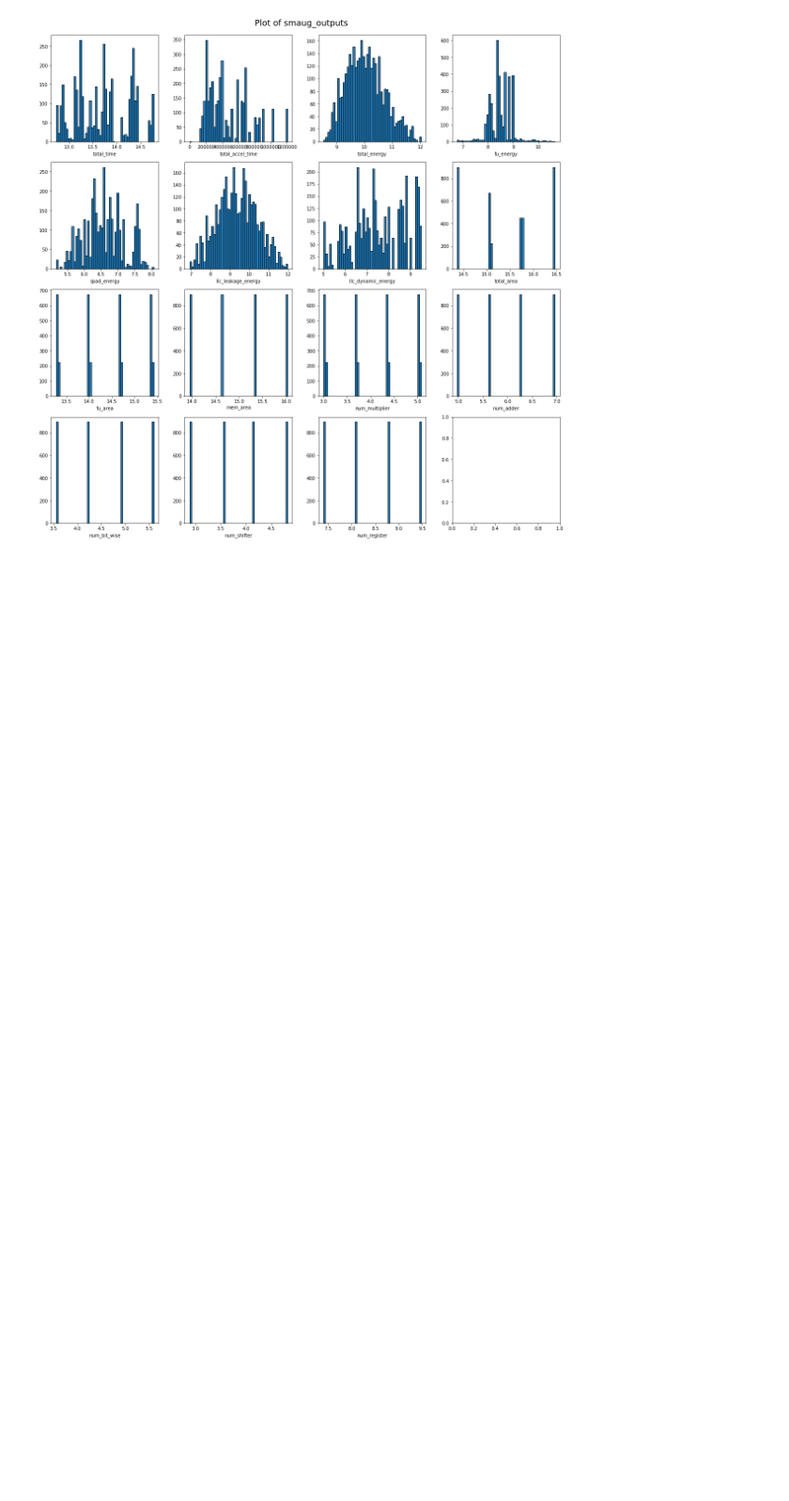
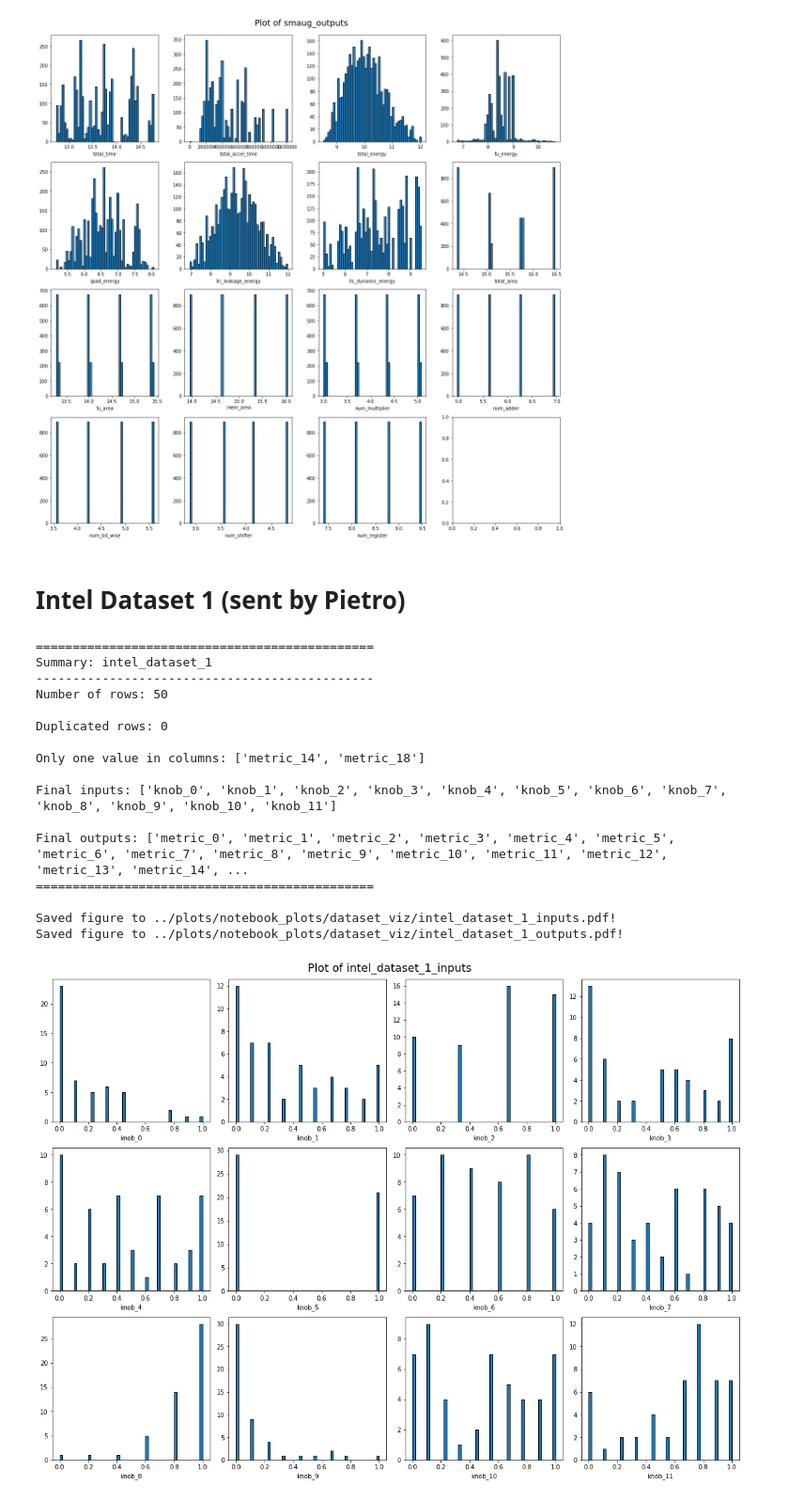
Before and after one commit to gncs/boa, a Jupyter notebook: notebooks/Dataset Visualisation.ipynb, the cells around one changed output. Shown at 94% size. Drawn from its saved outputs; the diff is of its cells as text; code cells hidden in the pictures; blank space fills up the shorter version.

```diff
--- a/notebooks/Dataset Visualisation.ipynb
+++ b/notebooks/Dataset Visualisation.ipynb
@@ -241,6 +241,10 @@ label_dict = {
             "num_shifter",
             "num_register"
         ]
+    },
+    "intel_dataset_1": {
+        "input_labels": [f"knob_{i}" for i in range(12)],
+        "output_labels": [f"metric_{i}" for i in range(24)] + [f"objective_{i}" for i in range(2)]
     }
 }
 # %%
@@ -315,6 +319,7 @@ stencil3d_v2_path = "../resources/stencil3d_dataset_v2.csv"
 gemm_path = "../resources/gemm_dataset.csv"
 gemm_v2_path = "../resources/gemm_dataset_v2.csv"
 smaug_path = "../resources/smaug_dataset.csv"
+intel_dataset_1_path = "../resources/intel_dataset_1.csv"
 # %% [markdown]
 # Analysis of the FFT dataset
 # %%
@@ -609,3 +614,35 @@ See the caveats in the documentation: http://pandas.pydata.org/pandas-docs/stabl
 Saved figure to ../plots/notebook_plots/dataset_viz/smaug_outputs.pdf!
 [figure]
 [figure]
+# %% [markdown]
+# Intel Dataset 1 (sent by Pietro)
+# %%
+analysis(dataset_path=intel_dataset_1_path,
+         name="intel_dataset_1",
+         sep=",",
+         input_labels=label_dict["intel_dataset_1"]["input_labels"],
+         output_labels=label_dict["intel_dataset_1"]["output_labels"],
+         input_transforms={
+
+          },
+         output_transforms={
+
+         })
+# %% [output]
+==============================================
+Summary: intel_dataset_1
+----------------------------------------------
+Number of rows: 50
+
+Duplicated rows: 0
+
+Only one value in columns: ['metric_14', 'metric_18']
+
+Final inputs: ['knob_0', 'knob_1', 'knob_2', 'knob_3', 'knob_4', 'knob_5', 'knob_6', 'knob_7', 'knob_8', 'knob_9', 'knob_10', 'knob_11']
+
+Final outputs: ['metric_0', 'metric_1', 'metric_2', 'metric_3', 'metric_4', 'metric_5', 'metric_6', 'metric_7', 'metric_8', 'metric_9', 'metric_10', 'metric_11', 'metric_12', 'metric_13', 'metric_14', ...
+==============================================
+
+Saved figure to ../plots/notebook_plots/dataset_viz/intel_dataset_1_inputs.pdf!
+Saved figure to ../plots/notebook_plots/dataset_viz/intel_dataset_1_outputs.pdf!
+[figure, added]
```
Also changed, not shown: parts of 1 cell of this notebook, 23 other files.
